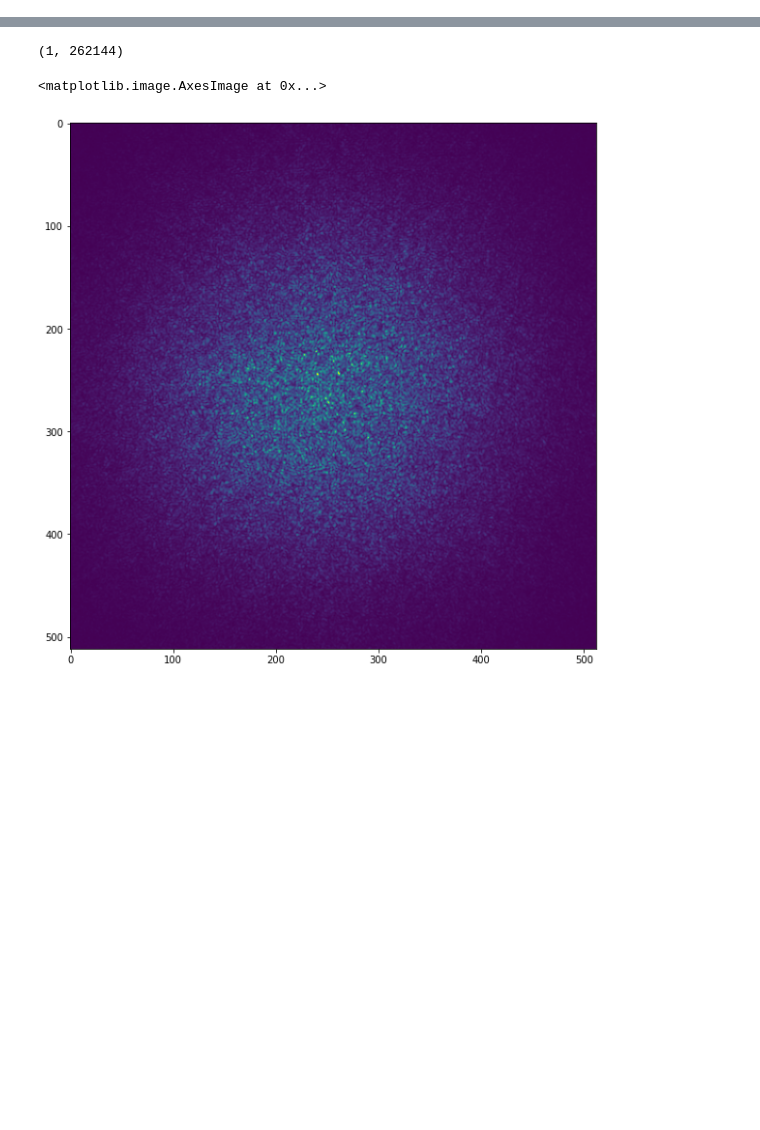
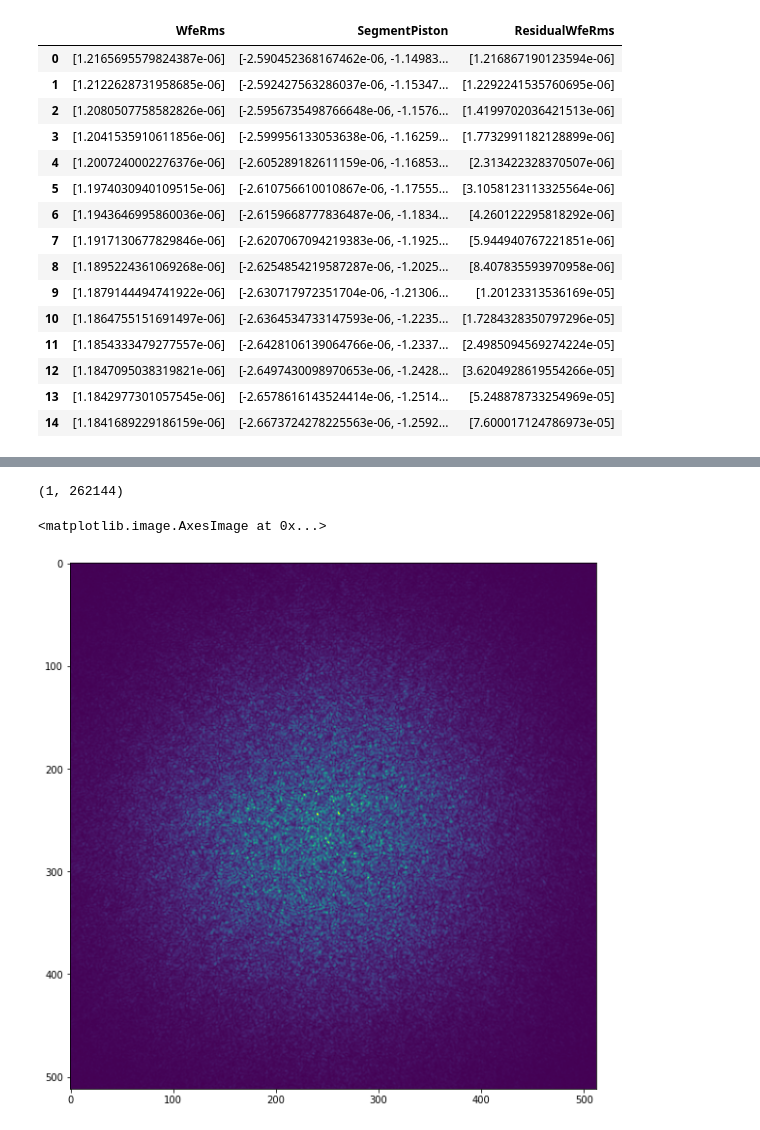
Before and after one commit to rconan/dos101, a Jupyter notebook: data.ipynb, the cells around one changed output, grey strips where cells are left out. Saved outputs shown, nothing was run; the diff lists cells and outputs as text; code cells hidden in the pictures; blank space fills up the shorter version.

```diff
--- a/data.ipynb
+++ b/data.ipynb
@@ -25,0 +6,22 @@ data
+# %%
+data = pd.read_parquet("logs.parquet")
+t = np.arange(len(data))/1000
+get = lambda label: np.vstack(data[label])
+data
+# %% [output]
+|  | WfeRms | SegmentPiston | ResidualWfeRms |
+| 0 | [1.2165695579824387e-06] | [-2.590452368167462e-06, -1.14983... | [1.216867190123594e-06] |
+| 1 | [1.2122628731958685e-06] | [-2.592427563286037e-06, -1.15347... | [1.2292241535760695e-06] |
+| 2 | [1.2080507758582826e-06] | [-2.5956735498766648e-06, -1.1576... | [1.4199702036421513e-06] |
+| 3 | [1.2041535910611856e-06] | [-2.599956133053638e-06, -1.16259... | [1.7732991182128899e-06] |
+| 4 | [1.2007240002276376e-06] | [-2.605289182611159e-06, -1.16853... | [2.313422328370507e-06] |
+| 5 | [1.1974030940109515e-06] | [-2.610756610010867e-06, -1.17555... | [3.1058123113325564e-06] |
+| 6 | [1.1943646995860036e-06] | [-2.6159668777836487e-06, -1.1834... | [4.260122295818292e-06] |
+| 7 | [1.1917130677829846e-06] | [-2.6207067094219383e-06, -1.1925... | [5.944940767221851e-06] |
+| 8 | [1.1895224361069268e-06] | [-2.6254854219587287e-06, -1.2025... | [8.407835593970958e-06] |
+| 9 | [1.1879144494741922e-06] | [-2.630717972351704e-06, -1.21306... | [1.20123313536169e-05] |
+| 10 | [1.1864755151691497e-06] | [-2.6364534733147593e-06, -1.2235... | [1.7284328350797296e-05] |
+| 11 | [1.1854333479277557e-06] | [-2.6428106139064766e-06, -1.2337... | [2.4985094569274224e-05] |
+| 12 | [1.1847095038319821e-06] | [-2.6497430098970653e-06, -1.2428... | [3.6204928619554266e-05] |
+| 13 | [1.1842977301057545e-06] | [-2.6578616143524414e-06, -1.2514... | [5.248878733254969e-05] |
+| 14 | [1.1841689229186159e-06] | [-2.6673724278225563e-06, -1.2592... | [7.600017124786973e-05] |
```
Also changed, not shown: parts of 4 cells of this notebook.
